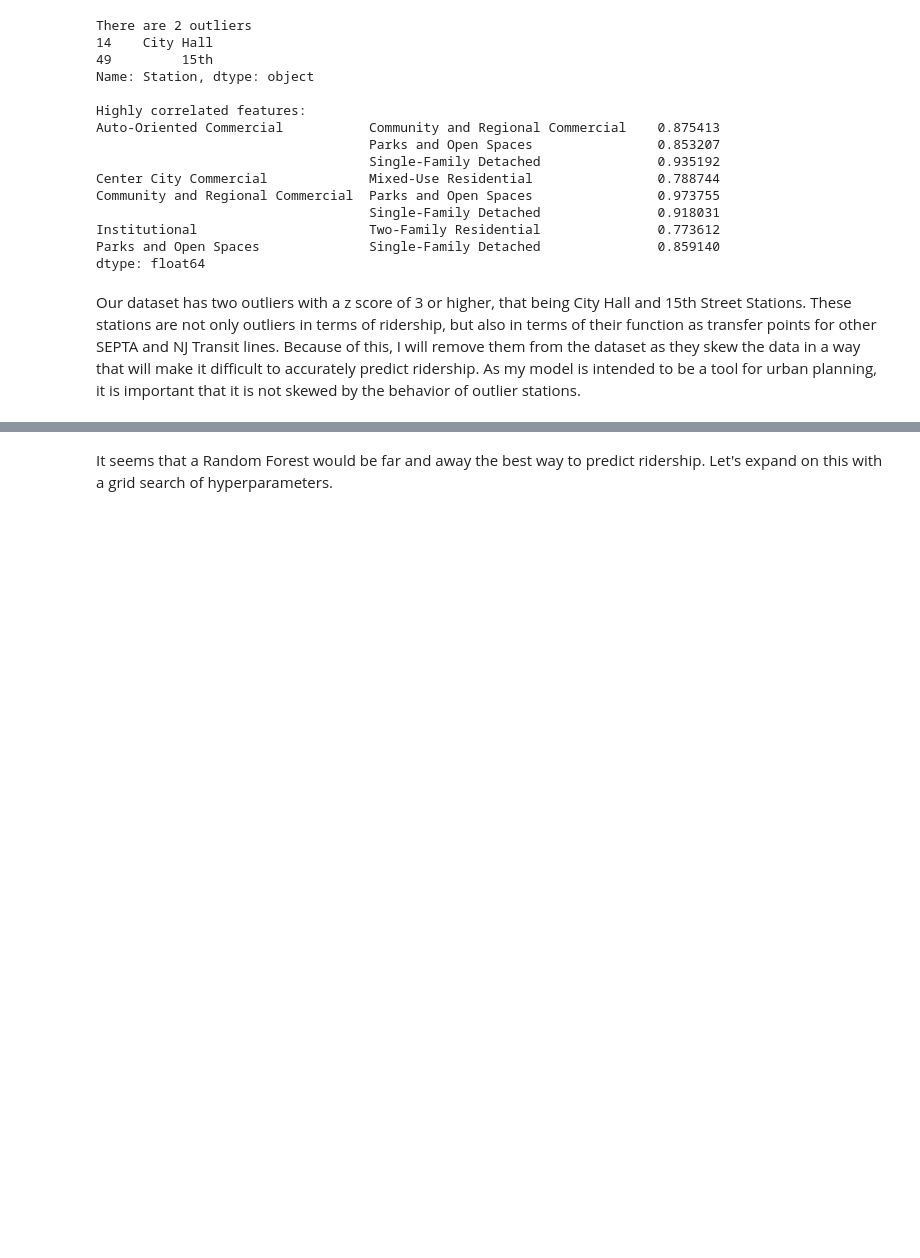
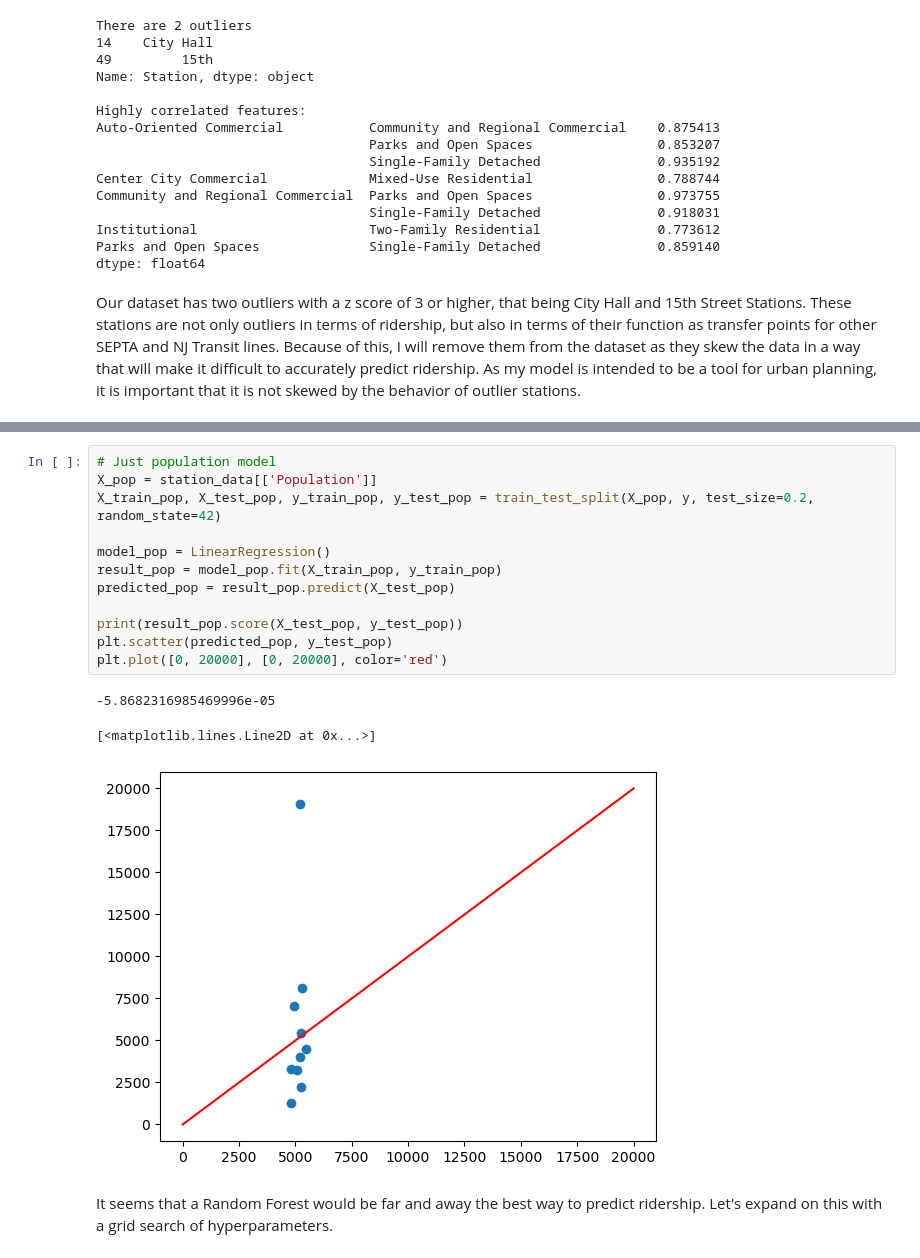
Before and after one commit to owenmcginley/SEPTA-Transit-Oriented-Development, a Jupyter notebook: SEPTA_Zoning_Analysis.ipynb, the cells around one changed output, grey strips where cells are left out. Cells and saved outputs as stored; diff of their text form; blank space fills up the shorter version.

```diff
--- a/SEPTA_Zoning_Analysis.ipynb
+++ b/SEPTA_Zoning_Analysis.ipynb
@@ -420,3 +494,19 @@ Traceback (most recent call last):
+# %%
+# Just population model
+X_pop = station_data[['Population']]
+X_train_pop, X_test_pop, y_train_pop, y_test_pop = train_test_split(X_pop, y, test_size=0.2, random_state=42)
+
+model_pop = LinearRegression()
+result_pop = model_pop.fit(X_train_pop, y_train_pop)
+predicted_pop = result_pop.predict(X_test_pop)
+
+print(result_pop.score(X_test_pop, y_test_pop))
+plt.scatter(predicted_pop, y_test_pop)
+plt.plot([0, 20000], [0, 20000], color='red')
+# %% [output]
+-5.8682316985469996e-05
+[<matplotlib.lines.Line2D at 0x...>]
+[figure, added]
 # %% [markdown]
 It seems that a Random Forest would be far and away the best way to predict ridership. Let's expand on this with a grid search of hyperparameters.
 # %%
```
Also changed, not shown: parts of 15 cells of this notebook, 8 other files.
